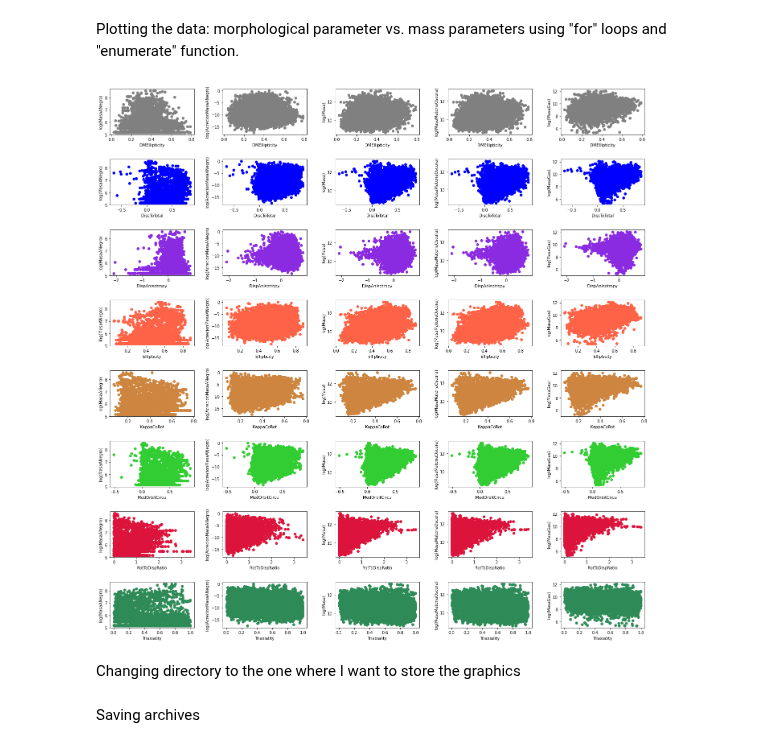
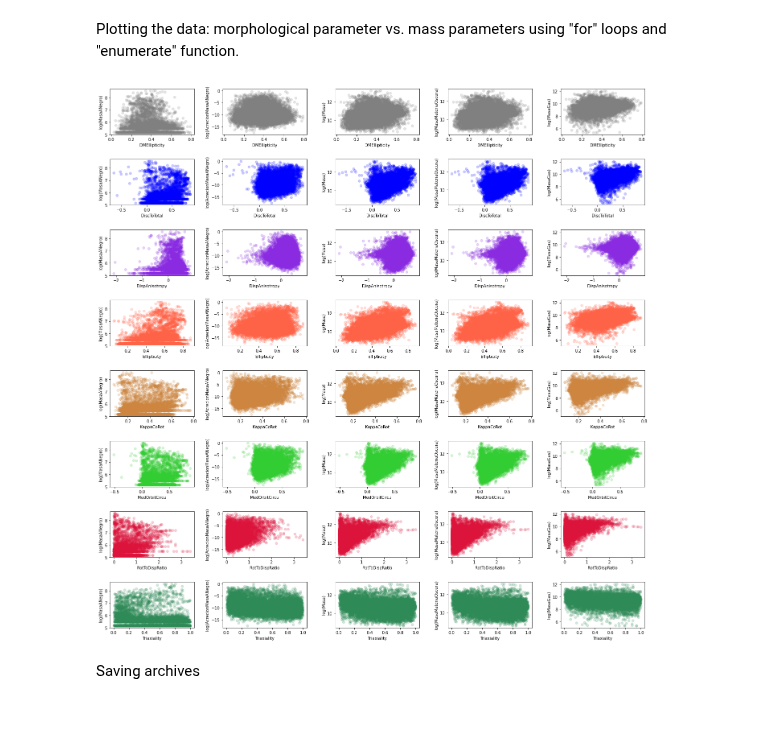
Before and after one commit to MariaPaulaRojas/RECA-internship, a Jupyter notebook: Analysis/Notebooks/experiment_plots.ipynb, the cells around one changed output. Drawn from its saved outputs; the diff is of its cells as text; code cells hidden in the pictures; blank space fills up the shorter version.

```diff
--- a/Analysis/Notebooks/experiment_plots.ipynb
+++ b/Analysis/Notebooks/experiment_plots.ipynb
@@ -71,7 +41,7 @@ Table length=15586
 # %% [markdown]
 We assign this table as a variable.
 # %%
-First_table = Table.read('Query.csv', format='ascii')
+First_table = Table.read('../../Data/InitialQuery.csv', format='ascii')
 # %% [markdown]
 Checking the colums of the table
 # %%
@@ -89,15 +59,13 @@ Plotting the data: morphological parameter vs. mass parameters using "for" loops
 # %%
 fig, ax = plt.subplots(8,5,figsize=(20,20), facecolor= 'white')
 fig.tight_layout(pad=4)
 
 for i_mp, mparam in enumerate(Morfparam):
     for i,cparam in enumerate(colors):
         if i==i_mp:
             for i_sp, sparam in enumerate(Subhparam):
-                ax[i_mp, i_sp].scatter(First_table[mparam], np.log10(First_table[sparam]), color=cparam)
+                ax[i_mp, i_sp].scatter(First_table[mparam], np.log10(First_table[sparam]), color=cparam, alpha=0.2)
                 ax[i_mp, i_sp].set_xlabel(mparam)
                 ax[i_mp, i_sp].set_ylabel("log("+sparam+")")
 # %% [output]
-[figure, old version]
+[figure, new version]
-# %% [markdown]
-Changing directory to the one where I want to store the graphics
```
Also changed, not shown: parts of 10 cells of this notebook, 17 other files.
